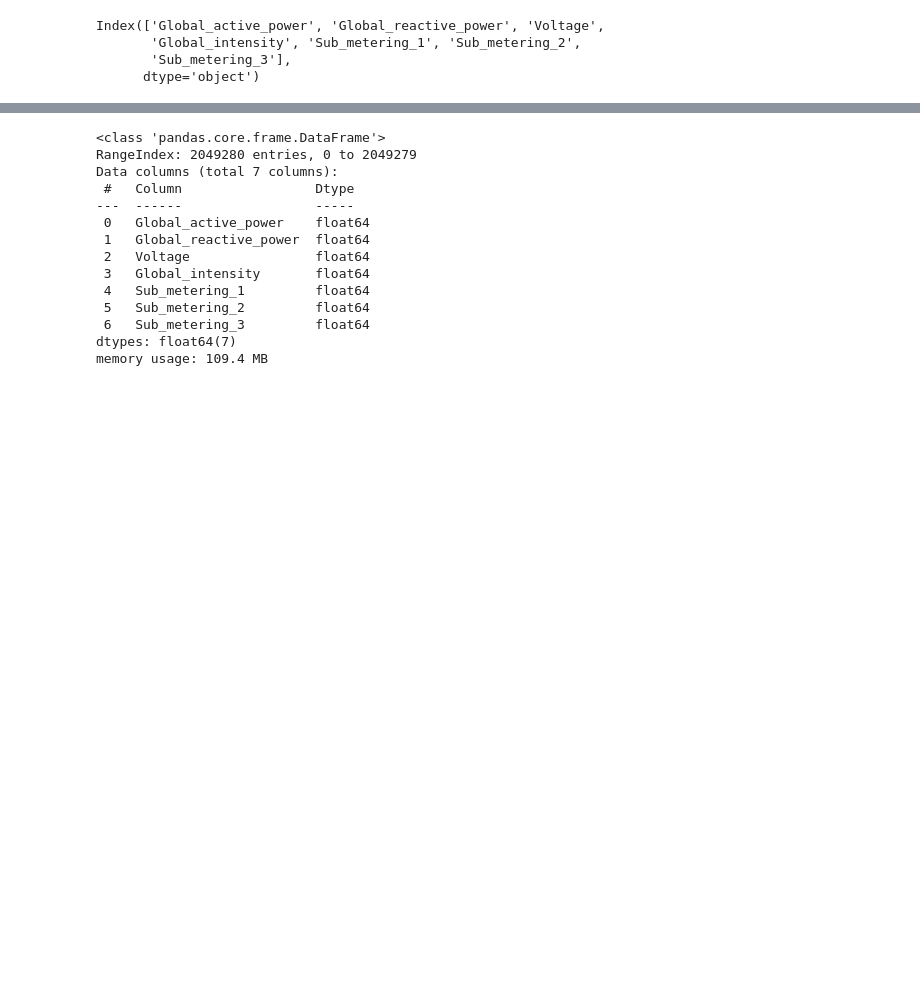
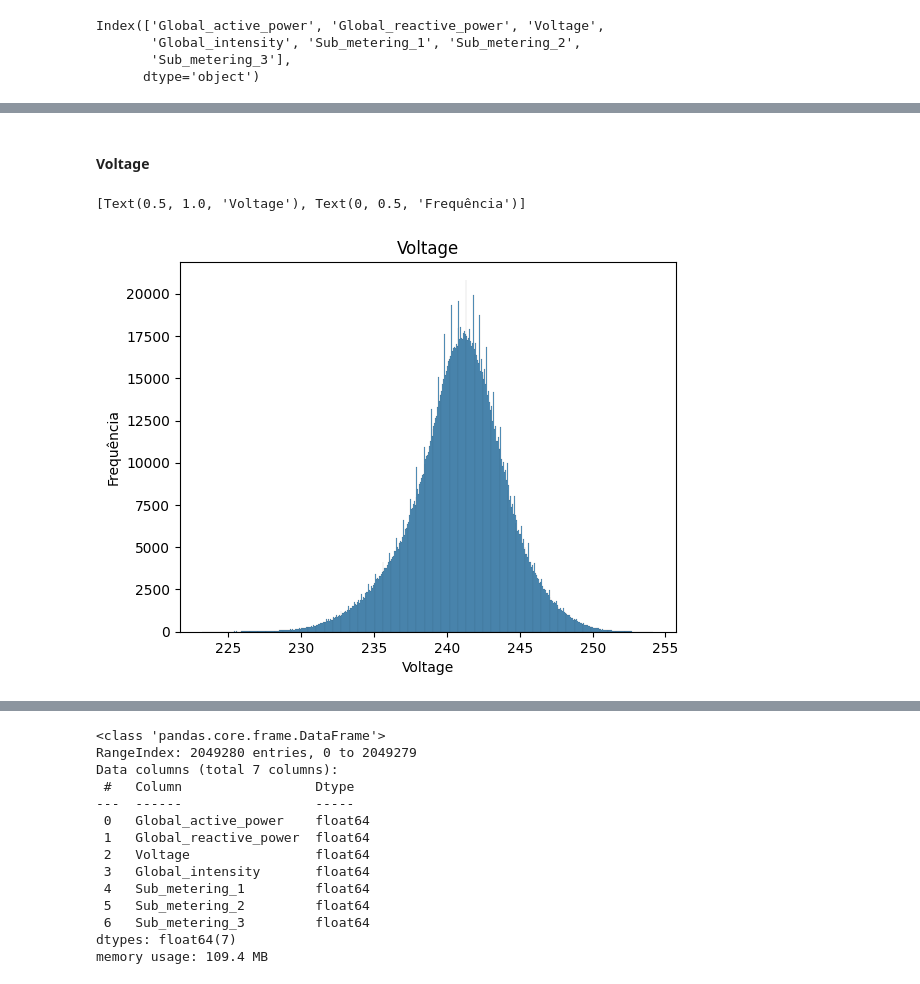
Before and after one commit to OzeasSantosn/DataScience, a Jupyter notebook: Segmentacao Clientes - Clusterizacao/Consumer Classification/consumer_classification.ipynb, the cells around one changed output, grey strips where cells are left out. Saved outputs shown, nothing was run; the diff lists cells and outputs as text; code cells hidden in the pictures; blank space fills up the shorter version.

```diff
--- a/Segmentacao Clientes - Clusterizacao/Consumer Classification/consumer_classification.ipynb
+++ b/Segmentacao Clientes - Clusterizacao/Consumer Classification/consumer_classification.ipynb
@@ -178,0 +168,8 @@ figura.show()
+# %% [markdown]
+#### Voltage
+# %%
+f = sns.histplot(x='Voltage', data= df_elect, stat='count')
+f.set(title='Voltage', ylabel='Frequência')
+# %% [output]
+[Text(0.5, 1.0, 'Voltage'), Text(0, 0.5, 'Frequência')]
+[figure, added]
```
Also changed, not shown: parts of 16 cells of this notebook, 1 other file.
